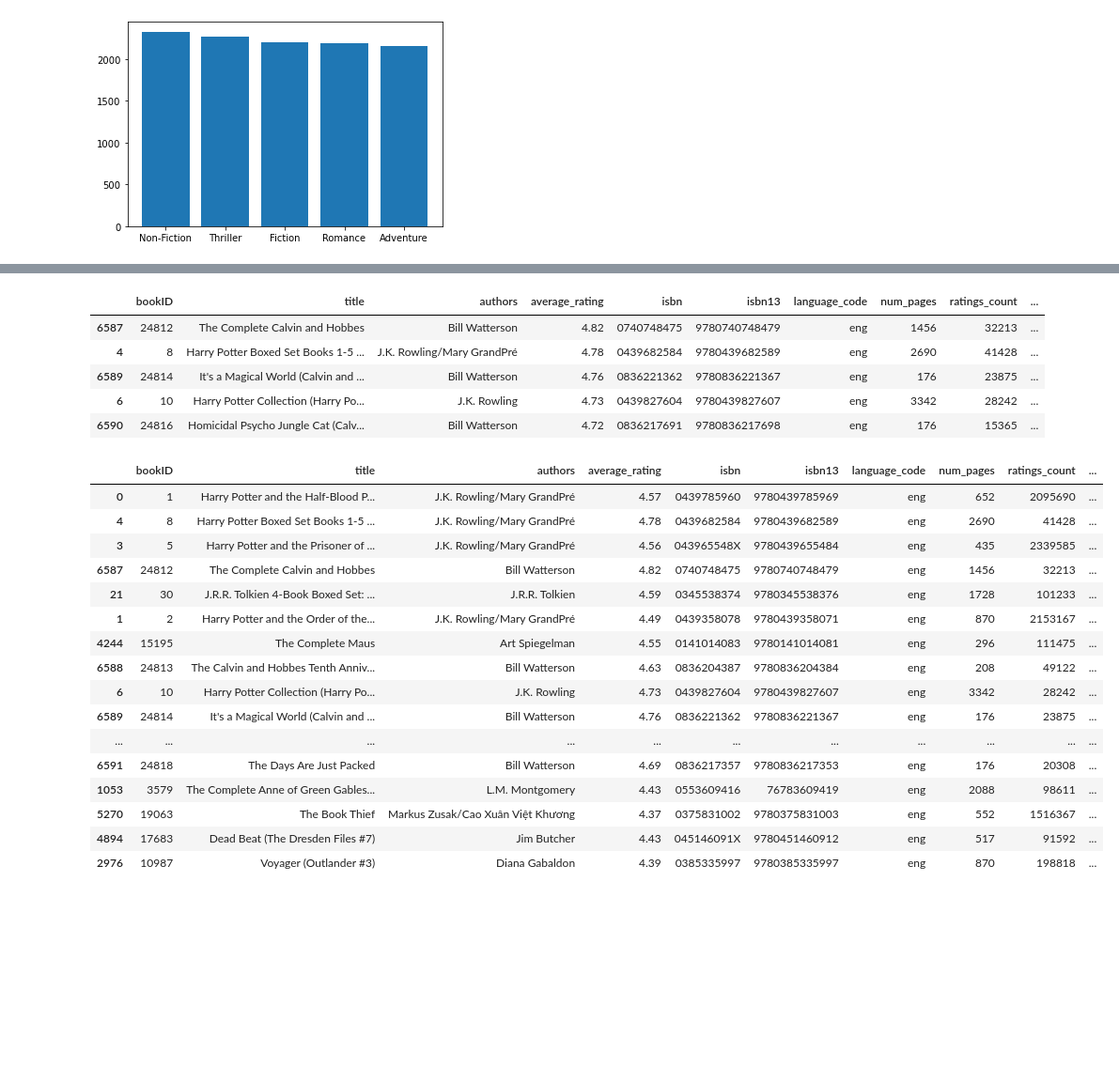
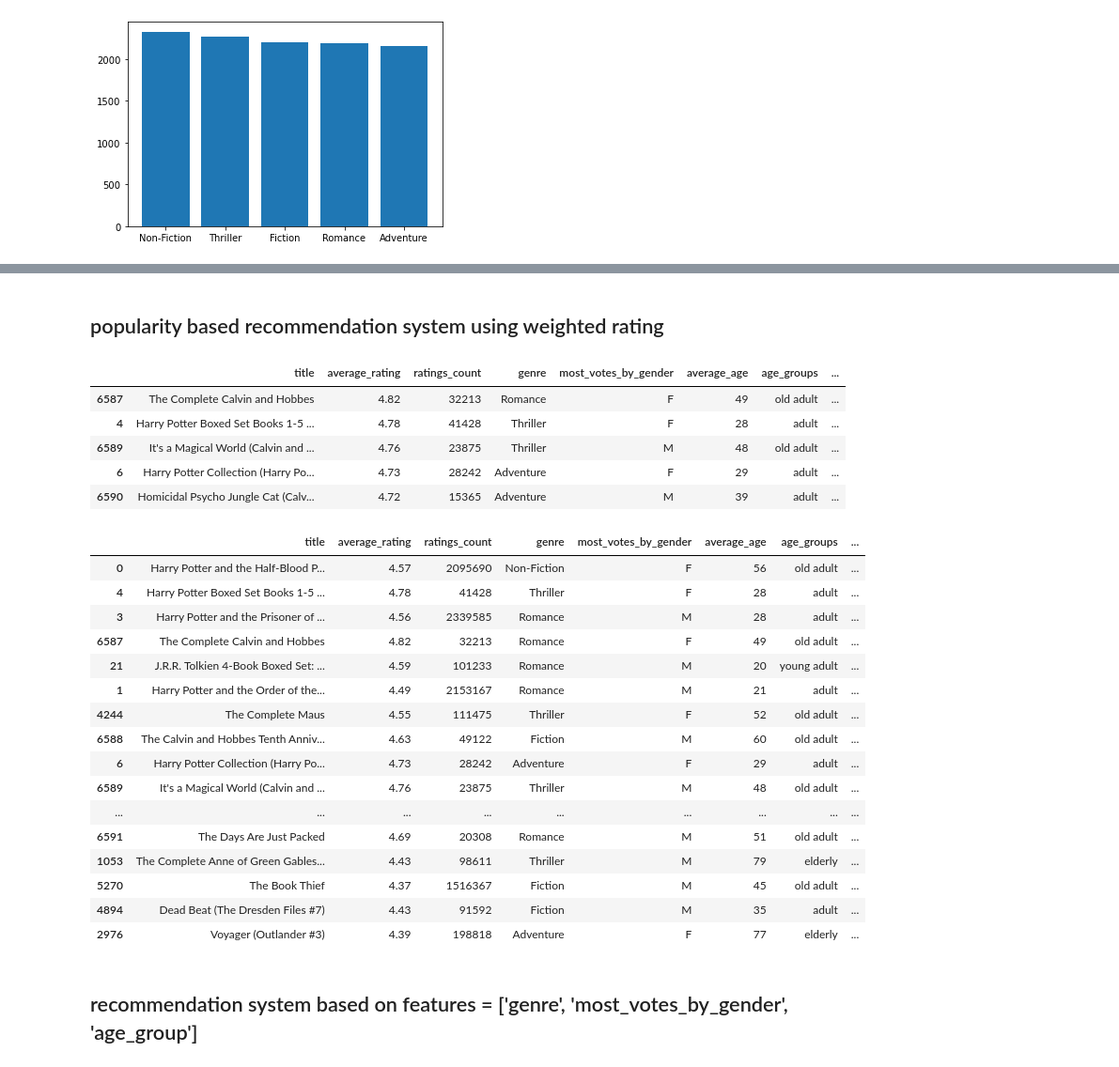
Before and after one commit to yurii151/final_project, a Jupyter notebook: books_w_genre_test.ipynb, the cells around one changed output, grey strips where cells are left out. Shown at 94% size. Saved outputs shown, nothing was run; the diff lists cells and outputs as text; code cells hidden in the pictures; blank space fills up the shorter version.

Commit message:
added recommendation based on features plus input box

```diff
--- a/books_w_genre_test.ipynb
+++ b/books_w_genre_test.ipynb
@@ -123 +142,7 @@ M    5621
 Name: bookID, dtype: int64
+# %%
+## create age bins by bookID
+bins = [0, 20, 40, 60, 80]
+labels = ["young adult", "adult", "old adult", "elderly"]
+df['age_groups'] = pd.cut(df['average_age'], bins, labels=labels)
+df.head()
@@ -145,0 +206,4 @@ plt.bar(x_axis, y_axis)
+# %%
+## create new df2 with book title, average_rating, ratings_count, genre, most_votes_by_gender, average_age, age groups
+df2 = df[['title', 'average_rating', 'ratings_count', 'genre', 'most_votes_by_gender', 'average_age', 'age_groups']]
+df2.head()
@@ -146,7 +219,7 @@ plt.bar(x_axis, y_axis)
 # %%
 ## Only want books with at least 80% of the average number of ratings
-df = df.loc[df['ratings_count'] >= 17942.85*.8]
+df2 = df2.loc[df2['ratings_count'] >= 17942.85*.8]
 ## Sorting remaing books by average rating
-df = df.sort_values(by = 'average_rating', ascending = False)
-df.head(10)
+df2 = df2.sort_values(by = 'average_rating', ascending = False)
+df2.head(10)
 # %% [output]
@@ -164,39 +237,43 @@ df.head(10)
+# %% [markdown]
+## popularity based recommendation system using weighted rating
 # %%
 ##Starting to make the rec system
 
-v = df["ratings_count"]
-R = df["average_rating"]
+v = df2["ratings_count"]
+R = df2["average_rating"]
 m = 17942.85*.8
 C = 3.934075
 
 #Weighted Average
-df["weighted values"] = v/(v+m)*R + (m/(v+m))*C
-df.head()
+df2["weighted values"] = v/(v+m)*R + (m/(v+m))*C
+df2.head()
 # %% [output]
-|  | bookID | title | authors | average_rating | isbn | isbn13 | language_code | num_pages | ratings_count | ... |
-| 6587 | 24812 | The Complete Calvin and Hobbes | Bill Watterson | 4.82 | 0740748475 | 9780740748479 | eng | 1456 | 32213 | ... |
-| 4 | 8 | Harry Potter Boxed Set Books 1-5 ... | J.K. Rowling/Mary GrandPré | 4.78 | 0439682584 | 9780439682589 | eng | 2690 | 41428 | ... |
-| 6589 | 24814 | It's a Magical World (Calvin and ... | Bill Watterson | 4.76 | 0836221362 | 9780836221367 | eng | 176 | 23875 | ... |
-| 6 | 10 | Harry Potter Collection (Harry Po... | J.K. Rowling | 4.73 | 0439827604 | 9780439827607 | eng | 3342 | 28242 | ... |
-| 6590 | 24816 | Homicidal Psycho Jungle Cat (Calv... | Bill Watterson | 4.72 | 0836217691 | 9780836217698 | eng | 176 | 15365 | ... |
+|  | title | average_rating | ratings_count | genre | most_votes_by_gender | average_age | age_groups | ... |
+| 6587 | The Complete Calvin and Hobbes | 4.82 | 32213 | Romance | F | 49 | old adult | ... |
+| 4 | Harry Potter Boxed Set Books 1-5 ... | 4.78 | 41428 | Thriller | F | 28 | adult | ... |
+| 6589 | It's a Magical World (Calvin and ... | 4.76 | 23875 | Thriller | M | 48 | old adult | ... |
+| 6 | Harry Potter Collection (Harry Po... | 4.73 | 28242 | Adventure | F | 29 | adult | ... |
+| 6590 | Homicidal Psycho Jungle Cat (Calv... | 4.72 | 15365 | Adventure | M | 39 | adult | ... |
 # %%
-df = df.sort_values(by='weighted values',ascending=False)
-df.head(25)
+df2 = df2.sort_values(by='weighted values',ascending=False)
+df2.head(25)
 # %% [output]
-|  | bookID | title | authors | average_rating | isbn | isbn13 | language_code | num_pages | ratings_count | ... |
-| 0 | 1 | Harry Potter and the Half-Blood P... | J.K. Rowling/Mary GrandPré | 4.57 | 0439785960 | 9780439785969 | eng | 652 | 2095690 | ... |
-| 4 | 8 | Harry Potter Boxed Set Books 1-5 ... | J.K. Rowling/Mary GrandPré | 4.78 | 0439682584 | 9780439682589 | eng | 2690 | 41428 | ... |
-| 3 | 5 | Harry Potter and the Prisoner of ... | J.K. Rowling/Mary GrandPré | 4.56 | 043965548X | 9780439655484 | eng | 435 | 2339585 | ... |
-| 6587 | 24812 | The Complete Calvin and Hobbes | Bill Watterson | 4.82 | 0740748475 | 9780740748479 | eng | 1456 | 32213 | ... |
-| 21 | 30 | J.R.R. Tolkien 4-Book Boxed Set: ... | J.R.R. Tolkien | 4.59 | 0345538374 | 9780345538376 | eng | 1728 | 101233 | ... |
-| 1 | 2 | Harry Potter and the Order of the... | J.K. Rowling/Mary GrandPré | 4.49 | 0439358078 | 9780439358071 | eng | 870 | 2153167 | ... |
-| 4244 | 15195 | The Complete Maus | Art Spiegelman | 4.55 | 0141014083 | 9780141014081 | eng | 296 | 111475 | ... |
-| 6588 | 24813 | The Calvin and Hobbes Tenth Anniv... | Bill Watterson | 4.63 | 0836204387 | 9780836204384 | eng | 208 | 49122 | ... |
-| 6 | 10 | Harry Potter Collection (Harry Po... | J.K. Rowling | 4.73 | 0439827604 | 9780439827607 | eng | 3342 | 28242 | ... |
-| 6589 | 24814 | It's a Magical World (Calvin and ... | Bill Watterson | 4.76 | 0836221362 | 9780836221367 | eng | 176 | 23875 | ... |
-| ... | ... | ... | ... | ... | ... | ... | ... | ... | ... | ... |
-| 6591 | 24818 | The Days Are Just Packed | Bill Watterson | 4.69 | 0836217357 | 9780836217353 | eng | 176 | 20308 | ... |
-| 1053 | 3579 | The Complete Anne of Green Gables... | L.M. Montgomery | 4.43 | 0553609416 | 76783609419 | eng | 2088 | 98611 | ... |
-| 5270 | 19063 | The Book Thief | Markus Zusak/Cao Xuân Việt Khương | 4.37 | 0375831002 | 9780375831003 | eng | 552 | 1516367 | ... |
-| 4894 | 17683 | Dead Beat (The Dresden Files #7) | Jim Butcher | 4.43 | 045146091X | 9780451460912 | eng | 517 | 91592 | ... |
-| 2976 | 10987 | Voyager (Outlander #3) | Diana Gabaldon | 4.39 | 0385335997 | 9780385335997 | eng | 870 | 198818 | ... |
+|  | title | average_rating | ratings_count | genre | most_votes_by_gender | average_age | age_groups | ... |
+| 0 | Harry Potter and the Half-Blood P... | 4.57 | 2095690 | Non-Fiction | F | 56 | old adult | ... |
+| 4 | Harry Potter Boxed Set Books 1-5 ... | 4.78 | 41428 | Thriller | F | 28 | adult | ... |
+| 3 | Harry Potter and the Prisoner of ... | 4.56 | 2339585 | Romance | M | 28 | adult | ... |
+| 6587 | The Complete Calvin and Hobbes | 4.82 | 32213 | Romance | F | 49 | old adult | ... |
+| 21 | J.R.R. Tolkien 4-Book Boxed Set: ... | 4.59 | 101233 | Romance | M | 20 | young adult | ... |
+| 1 | Harry Potter and the Order of the... | 4.49 | 2153167 | Romance | M | 21 | adult | ... |
+| 4244 | The Complete Maus | 4.55 | 111475 | Thriller | F | 52 | old adult | ... |
+| 6588 | The Calvin and Hobbes Tenth Anniv... | 4.63 | 49122 | Fiction | M | 60 | old adult | ... |
+| 6 | Harry Potter Collection (Harry Po... | 4.73 | 28242 | Adventure | F | 29 | adult | ... |
+| 6589 | It's a Magical World (Calvin and ... | 4.76 | 23875 | Thriller | M | 48 | old adult | ... |
+| ... | ... | ... | ... | ... | ... | ... | ... | ... |
+| 6591 | The Days Are Just Packed | 4.69 | 20308 | Romance | M | 51 | old adult | ... |
+| 1053 | The Complete Anne of Green Gables... | 4.43 | 98611 | Thriller | M | 79 | elderly | ... |
+| 5270 | The Book Thief | 4.37 | 1516367 | Fiction | M | 45 | old adult | ... |
+| 4894 | Dead Beat (The Dresden Files #7) | 4.43 | 91592 | Fiction | M | 35 | adult | ... |
+| 2976 | Voyager (Outlander #3) | 4.39 | 198818 | Adventure | F | 77 | elderly | ... |
+# %% [markdown]
+## recommendation system based on features = ['genre', 'most_votes_by_gender', 'age_group']
```
Also changed, not shown: parts of 31 cells of this notebook.
